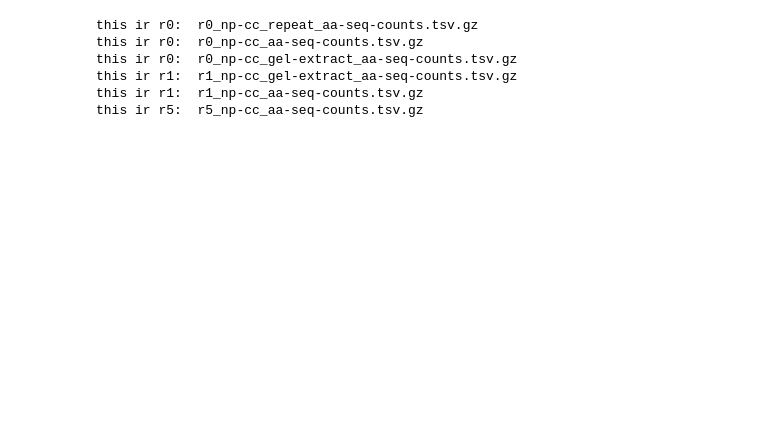
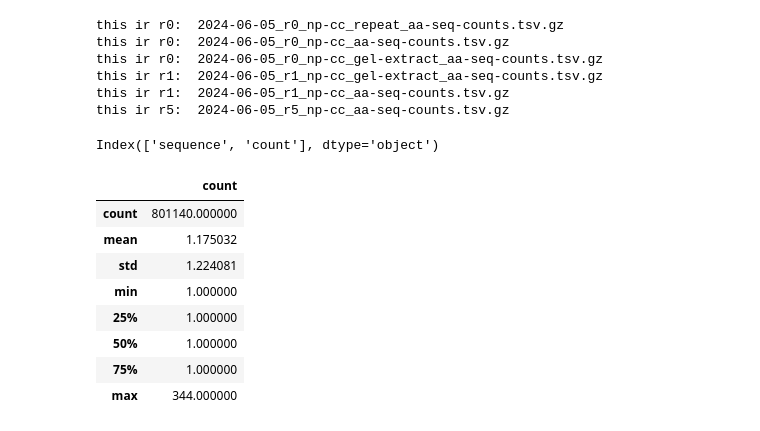
Before and after one commit to szsctt/aavolve_data, a Jupyter notebook: notebooks/2024-05-21_graph_replications.ipynb, the cells around one changed output. Drawn from its saved outputs; the diff is of its cells as text; code cells hidden in the pictures; blank space fills up the shorter version.

```diff
--- a/notebooks/2024-05-21_graph_replications.ipynb
+++ b/notebooks/2024-05-21_graph_replications.ipynb
@@ -85,7 +79,7 @@ Number of files we will be working on:  6
 # TODO: should I drop duplicates? YES (this is your answer not Suzanne's)
 
 
-rounds = {'r0': ['r0_np-cc_repeat_aa-seq-counts.tsv.gz', 'r0_np-cc_aa-seq-counts.tsv.gz', 'r0_np-cc_gel-extract_aa-seq-counts.tsv.gz'], 'r1': ['r1_np-cc_gel-extract_aa-seq-counts.tsv.gz', 'r1_np-cc_aa-seq-counts.tsv.gz', ], 'r5': ['r5_np-cc_aa-seq-counts.tsv.gz']}
+rounds = {'r0': ['2024-06-05_r0_np-cc_repeat_aa-seq-counts.tsv.gz', '2024-06-05_r0_np-cc_aa-seq-counts.tsv.gz', '2024-06-05_r0_np-cc_gel-extract_aa-seq-counts.tsv.gz'], 'r1': ['2024-06-05_r1_np-cc_gel-extract_aa-seq-counts.tsv.gz', '2024-06-05_r1_np-cc_aa-seq-counts.tsv.gz', ], 'r5': ['2024-06-05_r5_np-cc_aa-seq-counts.tsv.gz']}
 
 # Empty data frames to hold the sequenced reads of each round
 r0 = pd.DataFrame()
@@ -98,37 +92,46 @@ for r in rounds:
         for file in rounds[r]:
             print("this ir r0: ", file)
             if len(r0) == 0:
-                r0 = pd.read_csv("./../out/corrected/counts/" + file, sep='\t').rename(columns={'count':'r0'})
+                r0 = pd.read_csv("./../out/corrected/counts/" + file, sep='\t')
+                ####################################
+                # r0 = pd.read_csv("./../out/corrected/counts/" + file, sep='\t').rename(columns={'count':'r0'})
             else:
-                # TODO: I am assuming that the files contain the same number of counts for each sequence and I am just checking if there are new/differnet amino acid (aa) sequences between each file
-                temp = pd.read_csv("./../out/corrected/counts/" + file, sep='\t').rename(columns={'count':'r0'})
-                r0 = pd.concat([temp, r0]).drop_duplicates(subset=['sequence'])
-                # r0 = pd.concat([temp, r0])
+                new_read = pd.read_csv("./../out/corrected/counts/" + file, sep='\t')
+
+                r0 = pd.merge(r0, new_read, how='outer', on='sequence', suffixes=('_r0','_new'))
+                r0.fillna(0, inplace=True)
+                r0['count'] = r0['count_r0'] + r0['count_new']
+                r0.drop(columns=['count_r0', 'count_new'], inplace=True)
     elif r == 'r1':
         for file in rounds[r]:
             print("this ir r1: ", file)
             if len(r1) == 0:
-                r1 = pd.read_csv("./../out/corrected/counts/" + file, sep='\t').rename(columns={'count':'r1'})
+                r1 = pd.read_csv("./../out/corrected/counts/" + file, sep='\t')
             else:
-                # TODO: I am assuming that the files contain the same number of counts for each sequence and I am just checking if there are new/differnet amino acid (aa) sequences between each file
-                temp = pd.read_csv("./../out/corrected/counts/" + file, sep='\t').rename(columns={'count':'r1'})
-                r1 = pd.concat([temp, r1]).drop_duplicates(subset=['sequence'])
-                # r1 = pd.concat([temp, r1])
+                new_read = pd.read_csv("./../out/corrected/counts/" + file, sep='\t')
+
+                r1 = pd.merge(r1, new_read, how='outer', on='sequence', suffixes=('_r1','_new'))
+                r1.fillna(0, inplace=True)
+                r1['count'] = r1['count_r1'] + r1['count_new']
+                r1.drop(columns=['count_r1', 'count_new'], inplace=True)
+
 
     elif r == 'r5':
         for file in rounds[r]:
             print("this ir r5: ", file)
             if len(r5) == 0:
-                r5 = pd.read_csv("./../out/corrected/counts/" + file, sep='\t').rename(columns={'count':'r5'})
+                r5 = pd.read_csv("./../out/corrected/counts/" + file, sep='\t')
             else:
-                # TODO: I am assuming that the files contain the same number of counts for each sequence and I am just checking if there are new/differnet amino acid (aa) sequences between each file
-                temp = pd.read_csv("./../out/corrected/counts/" + file, sep='\t').rename(columns={'count':'r5'})
-                r5 = pd.concat([temp, r5]).drop_duplicates(subset=['sequence'])
-                # r5 = pd.concat([temp, r5])
+                new_read = pd.read_csv("./../out/corrected/counts/" + file, sep='\t')
+
+                r5 = pd.merge(r5, new_read, how='outer', on='sequence', suffixes=('_r5','_new'))
+                r5.fillna(0, inplace=True)
+                r5['count'] = r5['count_r5'] + r5['count_new']
+                r5.drop(columns=['count_r5', 'count_new'], inplace=True)
 # %% [output]
-this ir r0:  r0_np-cc_repeat_aa-seq-counts.tsv.gz
-this ir r0:  r0_np-cc_aa-seq-counts.tsv.gz
-this ir r0:  r0_np-cc_gel-extract_aa-seq-counts.tsv.gz
-this ir r1:  r1_np-cc_gel-extract_aa-seq-counts.tsv.gz
-this ir r1:  r1_np-cc_aa-seq-counts.tsv.gz
-this ir r5:  r5_np-cc_aa-seq-counts.tsv.gz
+this ir r0:  2024-06-05_r0_np-cc_repeat_aa-seq-counts.tsv.gz
+this ir r0:  2024-06-05_r0_np-cc_aa-seq-counts.tsv.gz
+this ir r0:  2024-06-05_r0_np-cc_gel-extract_aa-seq-counts.tsv.gz
+this ir r1:  2024-06-05_r1_np-cc_gel-extract_aa-seq-counts.tsv.gz
+this ir r1:  2024-06-05_r1_np-cc_aa-seq-counts.tsv.gz
+this ir r5:  2024-06-05_r5_np-cc_aa-seq-counts.tsv.gz
@@ -152,0 +138,16 @@ r5['r5'] = (np.log(r5['r5']) + 1) / r5_sum
+# %%
+r0.columns
+# %% [output]
+Index(['sequence', 'count'], dtype='object')
+# %%
+r0.describe()
+# %% [output]
+|  | count |
+| count | 801140.000000 |
+| mean | 1.175032 |
+| std | 1.224081 |
+| min | 1.000000 |
+| 25% | 1.000000 |
+| 50% | 1.000000 |
+| 75% | 1.000000 |
+| max | 344.000000 |
```
Also changed, not shown: parts of 10 cells of this notebook.
